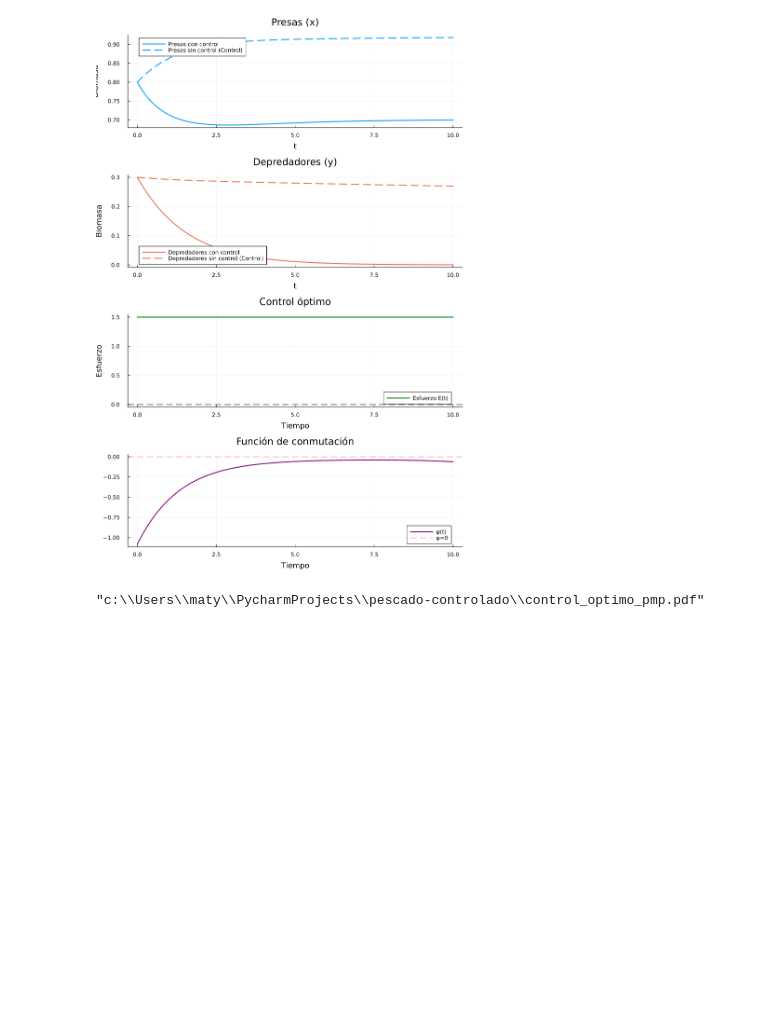
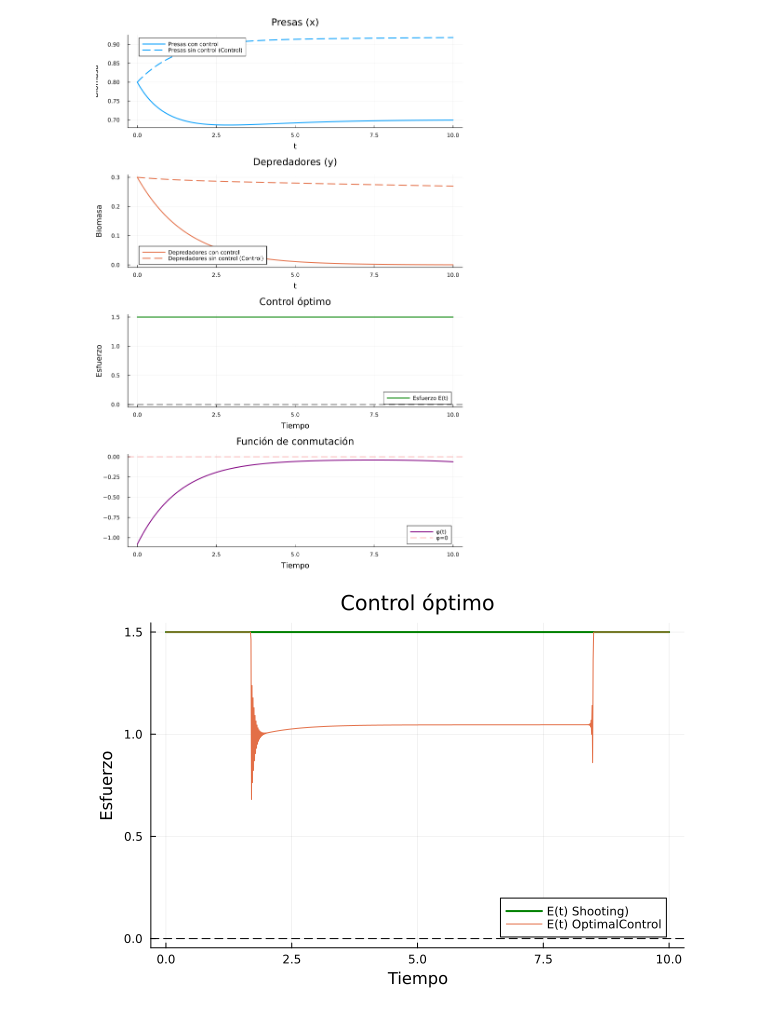
Before and after one commit to nacho2110/pescado-controlado, a Jupyter notebook: modelamiento_control_pmp.ipynb, the cells around one changed output. Drawn from its saved outputs; the diff is of its cells as text; code cells hidden in the pictures; blank space fills up the shorter version.

```diff
--- a/modelamiento_control_pmp.ipynb
+++ b/modelamiento_control_pmp.ipynb
@@ -390,11 +375,12 @@ Co-estados iniciales óptimos: s1(0) = -0.530156003215985, s2(0) = -4.4452031547
 Beneficio óptimo J = -4.4210957518496965
 [figure]
 # %%
-p8 = plot(t, E_opt, label="Esfuerzo en el Tiempo", linewidth=2, color=:green)
+p8 = plot(t, E_opt, label="E(t) Shooting)", linewidth=2, color=:green)
+plot!(s, cont, label = "E(t) OptimalControl")
 xlabel!("Tiempo"); ylabel!("Esfuerzo")
 hline!([0], label="", color=:black, linestyle=:dash)
 title!("Control óptimo")
-savefig(p8, "control_optimo_pmp.pdf")
+#savefig(p8, "pmp/control_optimo.pdf")
 # %% [output]
-"c:\\Users\\maty\\PycharmProjects\\pescado-controlado\\control_optimo_pmp.pdf"
+[figure, added]
 # %%
```
Also changed, not shown: parts of 10 cells of this notebook, 35 other files.
